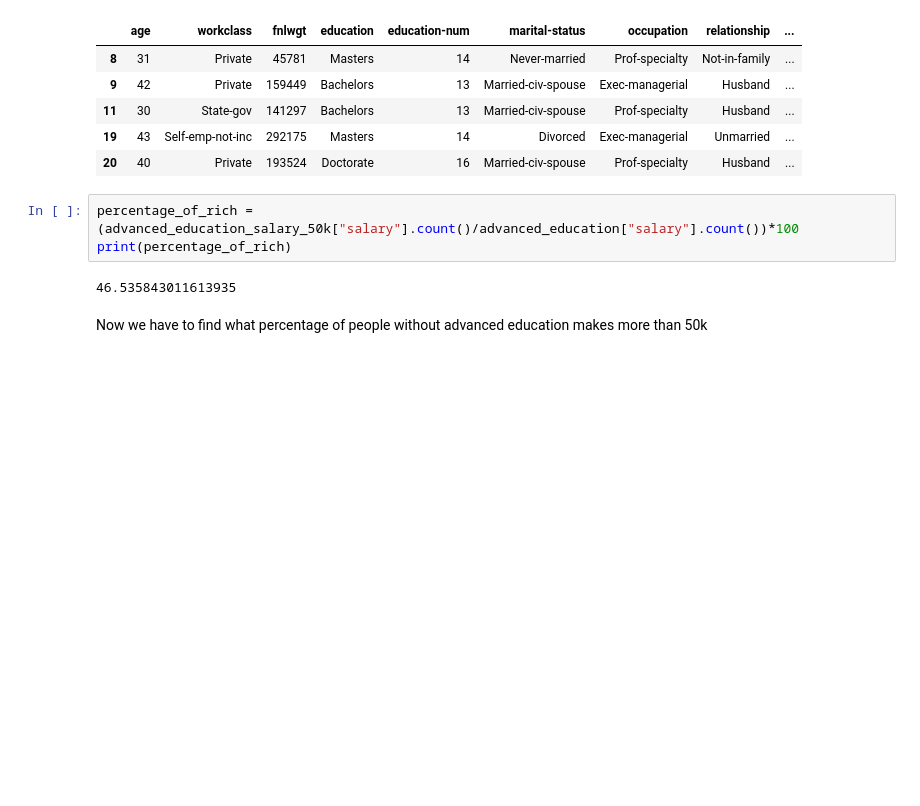
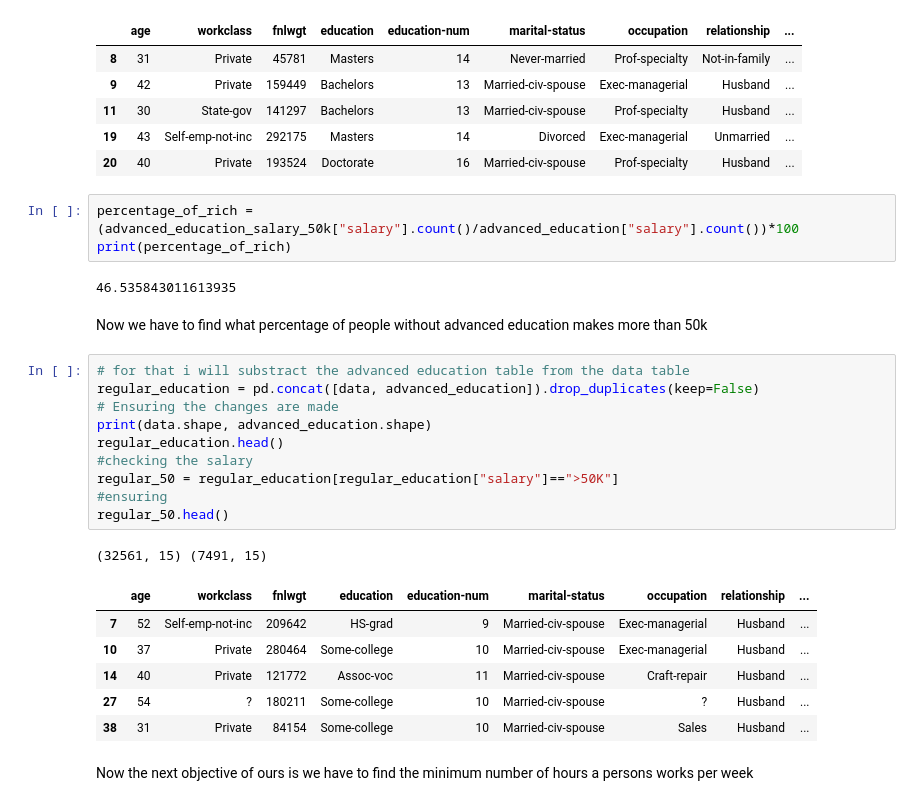
Before and after one commit to sicxbit/Demographic-Data-Analyzer, a Jupyter notebook: note.ipynb, the cells around one changed output. Cells and saved outputs as stored; diff of their text form; blank space fills up the shorter version.

```diff
--- a/note.ipynb
+++ b/note.ipynb
@@ -110,3 +110,23 @@ print(percentage_of_rich)
 46.535843011613935
 # %% [markdown]
 Now we have to find what percentage of people without advanced education makes more than 50k
+# %%
+# for that i will substract the advanced education table from the data table
+regular_education = pd.concat([data, advanced_education]).drop_duplicates(keep=False)
+# Ensuring the changes are made
+print(data.shape, advanced_education.shape)
+regular_education.head()
+#checking the salary
+regular_50 = regular_education[regular_education["salary"]==">50K"]
+#ensuring
+regular_50.head()
+# %% [output]
+(32561, 15) (7491, 15)
+|  | age | workclass | fnlwgt | education | education-num | marital-status | occupation | relationship | ... |
+| 7 | 52 | Self-emp-not-inc | 209642 | HS-grad | 9 | Married-civ-spouse | Exec-managerial | Husband | ... |
+| 10 | 37 | Private | 280464 | Some-college | 10 | Married-civ-spouse | Exec-managerial | Husband | ... |
+| 14 | 40 | Private | 121772 | Assoc-voc | 11 | Married-civ-spouse | Craft-repair | Husband | ... |
+| 27 | 54 | ? | 180211 | Some-college | 10 | Married-civ-spouse | ? | Husband | ... |
+| 38 | 31 | Private | 84154 | Some-college | 10 | Married-civ-spouse | Sales | Husband | ... |
+# %% [markdown]
+Now the next objective of ours is we have to find the minimum number of hours a persons works per week
```
Also changed, not shown: parts of 5 cells of this notebook.
